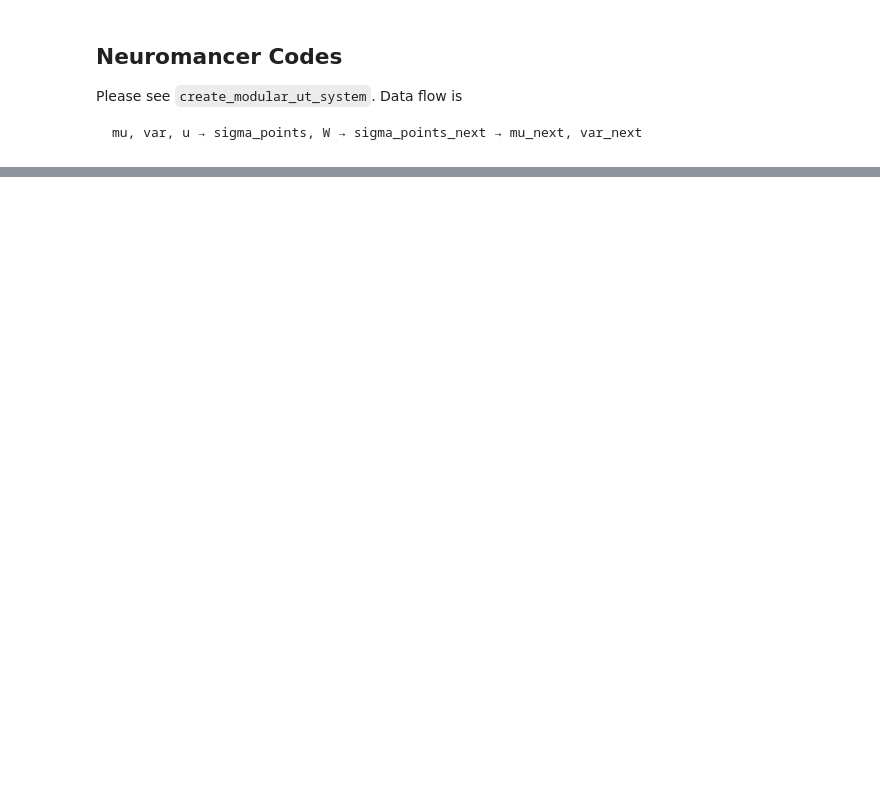
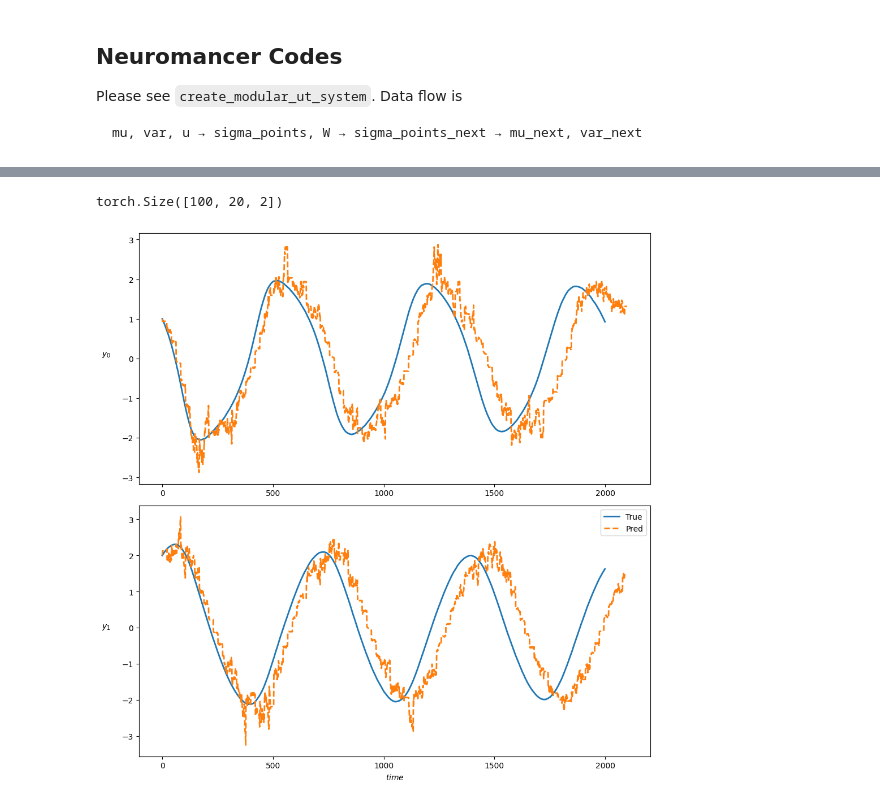
Before and after one commit to pnnl/NeuroSDE, a Jupyter notebook: notebooks/neuromancer_sandbox.ipynb, the cells around one changed output, grey strips where cells are left out. Saved outputs shown, nothing was run; the diff lists cells and outputs as text; code cells hidden in the pictures; blank space fills up the shorter version.

```diff
--- a/notebooks/neuromancer_sandbox.ipynb
+++ b/notebooks/neuromancer_sandbox.ipynb
@@ -577,0 +720,11 @@ class UTSystemConfig:
+# %%
+device = 'cuda' if torch.cuda.is_available() else 'cpu'
+
+# define neural network of the NODE
+fx = blocks.MLP(2, 2, bias=True,
+                 linear_map=torch.nn.Linear,
+                 nonlin=torch.nn.ReLU,
+                 hsizes=[60, 60, 60])
+
+
+nodes,system = create_modular_ut_system(dynamics_net=fx, nx=2, nu=0)
@@ -577,0 +834,69 @@ class UTSystemConfig:
+# %%
+# ---------- 1) Make an in-distribution TEST split ----------
+
+from neuromancer import psl
+psl_class = psl.systems['VanDerPol']
+
+
+test_data_raw = get_mc_data(
+    system_class=psl_class,
+    nsteps_total=2000,
+    nsteps_per_batch=20,
+    dt=0.01,
+    batch_size=16,
+    experiments=256,
+    sigma=.2,
+    seed=999,           # <= different seed from training
+)[0]
+
+# Wrap with stats so we have mu/var keys
+test_wrapped = WithStats4D(test_data_raw, exp_dim=-1, unbiased=False)
+
+
+test_loader = DataLoader(
+    test_wrapped,
+    batch_size=len(test_wrapped),
+    shuffle=False,
+    collate_fn=test_wrapped.collate_fn
+)
+
+test_batch = next(iter(test_loader))
+for k,v in test_batch.items():
+    if isinstance(v, torch.Tensor):
+        test_batch[k] = v.to(device)
+
+T = test_batch['X'].shape[1]
+system.nsteps = T
+
+
+with torch.no_grad():
+    test_outputs = system(test_batch)
+    print(test_outputs['mu'].shape)
+
+pred_traj = test_outputs['mu0']           # [B, T, nx]
+true_traj = test_batch['mu']              # [B, T, nx]
+
+
+
+import matplotlib.pyplot as plt
+
+B, T, nx = pred_traj.shape
+pred_np = pred_traj.detach().cpu().numpy().reshape(-1, nx).T  # [nx, B*T]
+true_np = true_traj.detach().cpu().numpy().reshape(-1, nx).T  # [nx, B*T]
+
+figsize = 10
+fig, ax = plt.subplots(nx, figsize=(figsize, figsize))
+labels = [f'$y_{k}$' for k in range(nx)]
+for row in range(nx):
+    axe = ax[row] if nx > 1 else ax
+    axe.set_ylabel(labels[row], rotation=0, labelpad=20, fontsize=figsize)
+    axe.plot(true_np[row], linewidth=2.0, label='True')
+    axe.plot(pred_np[row], '--', linewidth=2.0, label='Pred')
+    axe.tick_params(labelsize=figsize)
+axe.legend(fontsize=figsize)
+axe.set_xlabel('$time$', fontsize=figsize)
+plt.tight_layout()
+plt.show()
+# %% [output]
+torch.Size([100, 20, 2])
+[figure, added]
```
Also changed, not shown: parts of 27 cells of this notebook.
